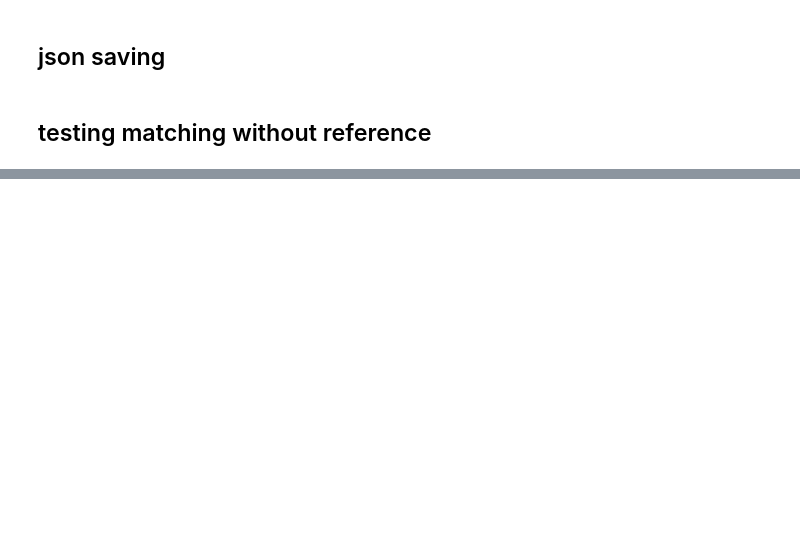
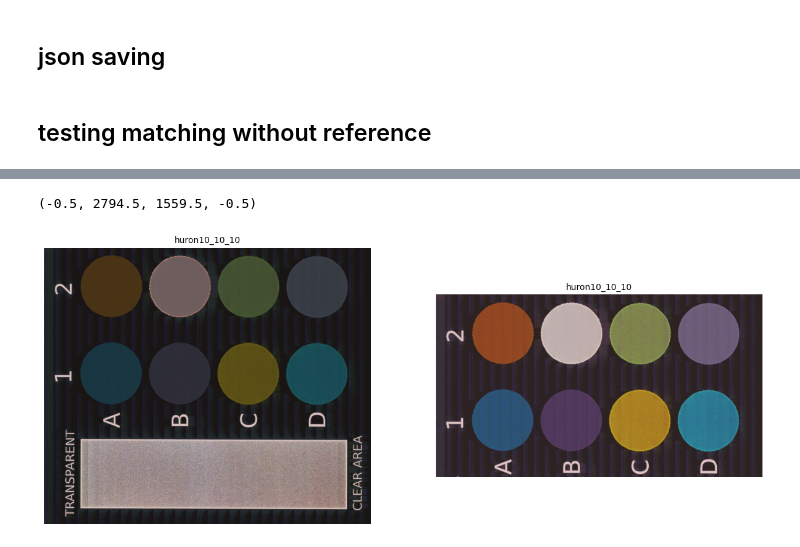
Before and after one commit to slendersold/colour_project, a Jupyter notebook: Hist_matching.ipynb, the cells around one changed output, grey strips where cells are left out. Cells and saved outputs as stored; diff of their text form; code cells hidden in the pictures; blank space fills up the shorter version.

```diff
--- a/Hist_matching.ipynb
+++ b/Hist_matching.ipynb
@@ -414,0 +352,4 @@ plt.imshow(testing)
+# %%
+biggest_huron=zarr_store_huron10[2]
+huron10_CA=biggest_huron[(0*scale_factor_zarr) : (590*scale_factor_zarr), (0*scale_factor_zarr) : (699*scale_factor_zarr), :]
+huron10_CA = np.flip(huron10_CA, axis=1)
@@ -414,0 +378,12 @@ plt.imshow(testing)
+# %%
+biggest_huron=zarr_store_huron10[2]
+huron10=biggest_huron[(0*scale_factor_zarr) : (390*scale_factor_zarr), (0*scale_factor_zarr) : (699*scale_factor_zarr), :]
+huron10 = np.flip(huron10, axis=1)
+plt.imshow(huron10)
+# %%
+linear_match=non_ref_matching(huron10_CA, polaris_ref)
+linear_match=transfer_function(linear_match, 1.8, 'correction')
+# %%
+match=non_ref_matching(huron10, polaris_ref)
+match=transfer_function(match, 1.8, 'correction')
+plt.imshow(match)
@@ -414,0 +422,11 @@ plt.imshow(testing)
+# %%
+fig, axs = plt.subplots(ncols=2, figsize=(15,15))
+axs[0].imshow(linear_match)
+axs[0].set_title('huron10_10_10', fontsize=10)
+axs[0].axis('off')
+axs[1].imshow(match)
+axs[1].set_title('huron10_10_10', fontsize=10)
+axs[1].axis('off')
+# %% [output]
+(-0.5, 2794.5, 1559.5, -0.5)
+[figure, added]
```
Also changed, not shown: parts of 52 cells of this notebook.
